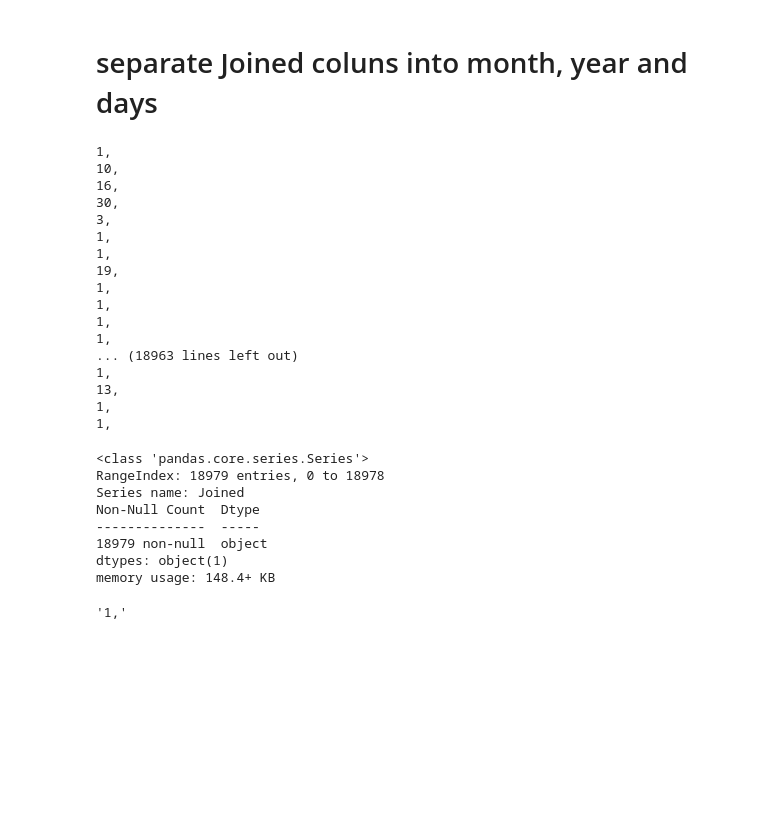
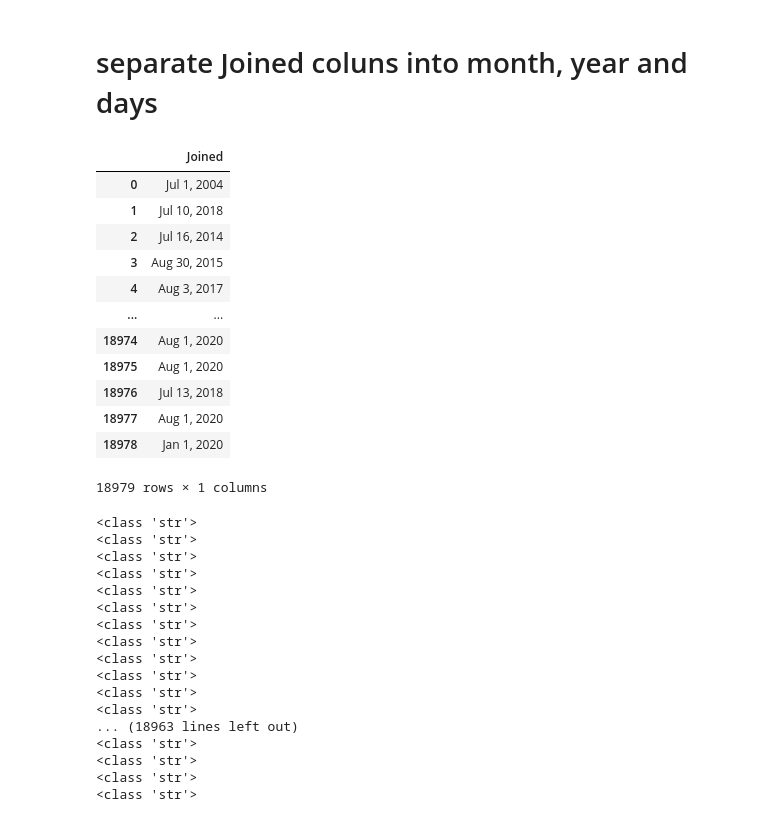
Before and after one commit to ayoub22222222/Data_Cleaning_project, a Jupyter notebook: Untitled.ipynb, the cells around one changed output. Drawn from its saved outputs; the diff is of its cells as text; code cells hidden in the pictures; blank space fills up the shorter version.

```diff
--- a/Untitled.ipynb
+++ b/Untitled.ipynb
@@ -175,39 +192,40 @@ memory usage: 148.4 KB
 # %% [markdown]
 # separate Joined coluns into month, year and days
 # %%
-for i in df['Joined']:
-        dt = i.split()
-        month, day, year = dt
+df[["Joined"]]
 # %% [output]
+|  | Joined |
+| 0 | Jul 1, 2004 |
+| 1 | Jul 10, 2018 |
+| 2 | Jul 16, 2014 |
+| 3 | Aug 30, 2015 |
+| 4 | Aug 3, 2017 |
+| ... | ... |
+| 18974 | Aug 1, 2020 |
+| 18975 | Aug 1, 2020 |
+| 18976 | Jul 13, 2018 |
+| 18977 | Aug 1, 2020 |
+| 18978 | Jan 1, 2020 |
-1,
-10,
-16,
-30,
-3,
-1,
-1,
-19,
-1,
-1,
-1,
-1,
-... (18963 lines left out)
-1,
-13,
-1,
-1,
+18979 rows × 1 columns
-# %%
-df['Joined'].info()
-# %% [output]
-<class 'pandas.core.series.Series'>
-RangeIndex: 18979 entries, 0 to 18978
-Series name: Joined
-Non-Null Count  Dtype
---------------  -----
-18979 non-null  object
-dtypes: object(1)
-memory usage: 148.4+ KB
-# %%
-txt = 'Jul 1, 2004
-# %% [output]
-'1,'
+# %%
+for i in df["Joined"]:
+    month, day, year = i.split()
+    day = day.replace(",", "")
+# %% [output]
+<class 'str'>
+<class 'str'>
+<class 'str'>
+<class 'str'>
+<class 'str'>
+<class 'str'>
+<class 'str'>
+<class 'str'>
+<class 'str'>
+<class 'str'>
+<class 'str'>
+<class 'str'>
+... (18963 lines left out)
+<class 'str'>
+<class 'str'>
+<class 'str'>
+<class 'str'>
```
Also changed, not shown: parts of 3 cells of this notebook.
